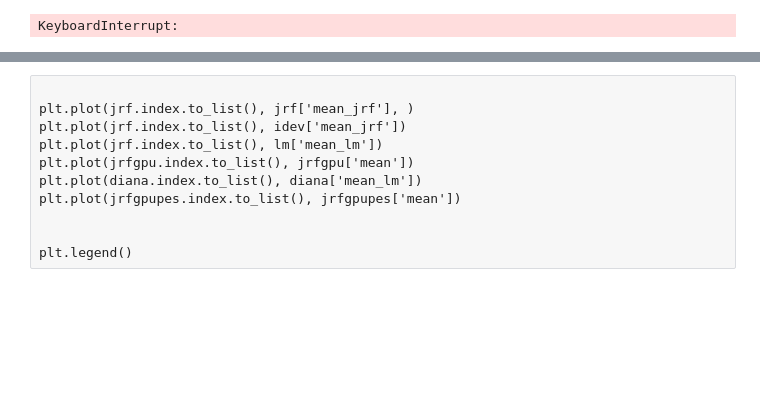
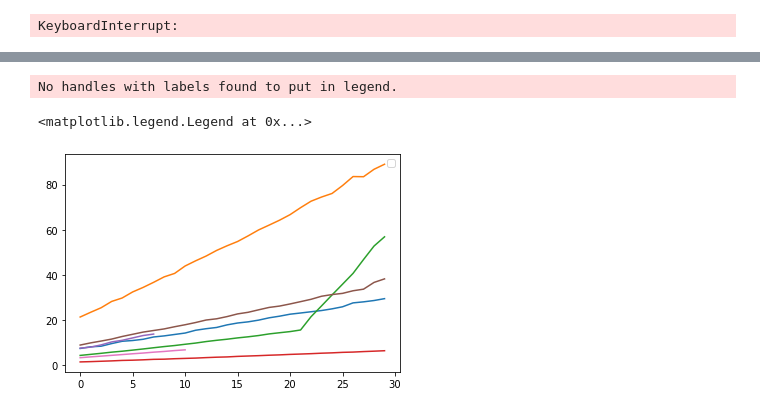
Before and after one commit to diana-hep/excursion, a Jupyter notebook: examples/benchmark_1d.ipynb, the cells around one changed output, grey strips where cells are left out. Saved outputs shown, nothing was run; the diff lists cells and outputs as text; code cells hidden in the pictures; blank space fills up the shorter version.

```diff
--- a/examples/benchmark_1d.ipynb
+++ b/examples/benchmark_1d.ipynb
@@ -91,5 +97,4 @@ with open(outputfolder + "rf_gpu_mes.json", "w") as f:
 # %%
-
 with open(r'C:\Users\excursion\Documents\excursion_project\no_git\jason_refactor\examples\results\06-Jul-2021_07_24_33\jrf.json', "r") as f:
     jrf = pd.io.json.read_json(path_or_buf=f, typ='frame', dtype=float)
 
@@ -108,17 +113,21 @@ with open(r'C:\Users\excursion\Documents\excursion_project\excursion\examples\re
 with open(r'C:\Users\excursion\Documents\excursion_project\excursion\examples\results\10-Jul-2021_03_03_57\rf_gpu_pes.json', "r") as f:
     jrfgpupes = pd.io.json.read_json(path_or_buf=f, typ='frame', dtype=float)
 
-# with open(r'C:\Users\excursion\Documents\excursion_project\excursion\examples\results\10-Jul-2021_03_03_57\rf_gpu_pes.json', "r") as f:
-#     jrfgpumes = pd.io.json.read_json(path_or_buf=f, typ='frame', dtype=float)
-#
+with open(r'C:\Users\excursion\Documents\excursion_project\excursion\examples\results\04-Aug-2021_12_03_53\rf_gpu_mes.json', "r") as f:
+    jrfgpumes = pd.io.json.read_json(path_or_buf=f, typ='frame', dtype=float)
-# %% [raw]
-
-plt.plot(jrf.index.to_list(), jrf['mean_jrf'], )
-plt.plot(jrf.index.to_list(), idev['mean_jrf'])
-plt.plot(jrf.index.to_list(), lm['mean_lm'])
-plt.plot(jrfgpu.index.to_list(), jrfgpu['mean'])
-plt.plot(diana.index.to_list(), diana['mean_lm'])
-plt.plot(jrfgpupes.index.to_list(), jrfgpupes['mean'])
-
-
-plt.legend()
+# %%
+
+plt.plot(jrf.index.to_list(), jrf['mean_jrf'], )
+plt.plot(jrf.index.to_list(), idev['mean_jrf'])
+plt.plot(jrf.index.to_list(), lm['mean_lm'])
+plt.plot(jrfgpu.index.to_list(), jrfgpu['mean'])
+plt.plot(diana.index.to_list(), diana['mean_lm'])
+plt.plot(jrfgpupes.index.to_list(), jrfgpupes['mean'])
+plt.plot(jrfgpumes.index.to_list(), jrfgpumes['mean'])
+
+
+plt.legend()
+# %% [output]
+No handles with labels found to put in legend.
+<matplotlib.legend.Legend at 0x...>
+[figure, added]
```
Also changed, not shown: parts of 2 cells of this notebook, 6 other files.
